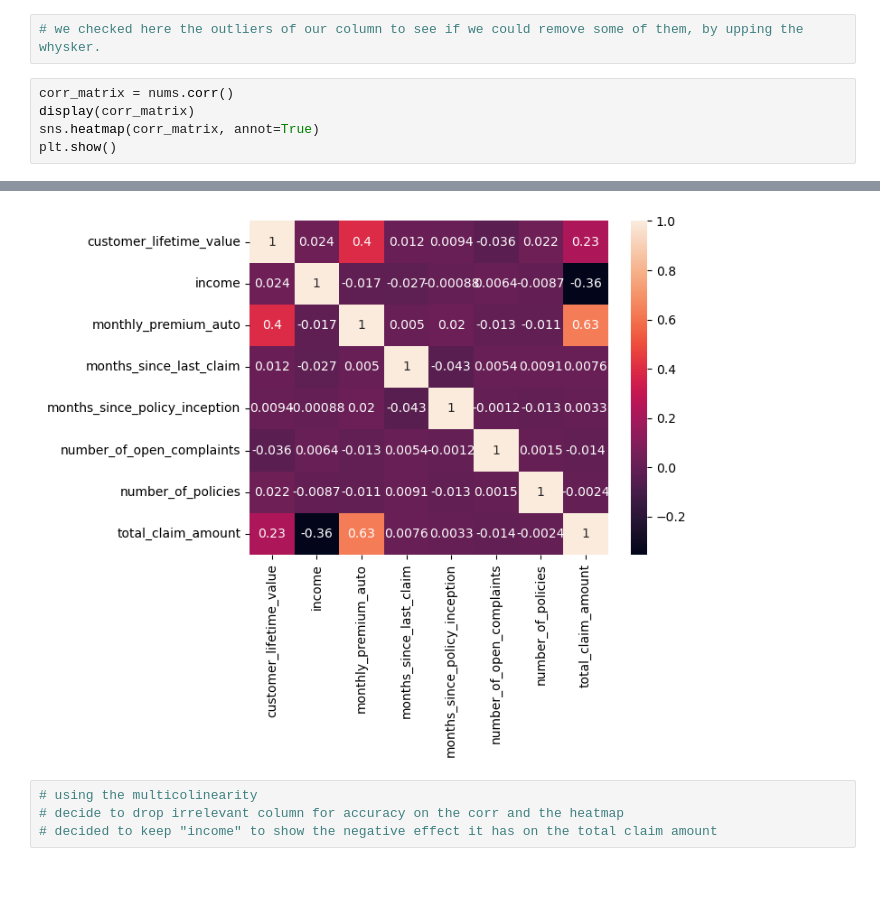
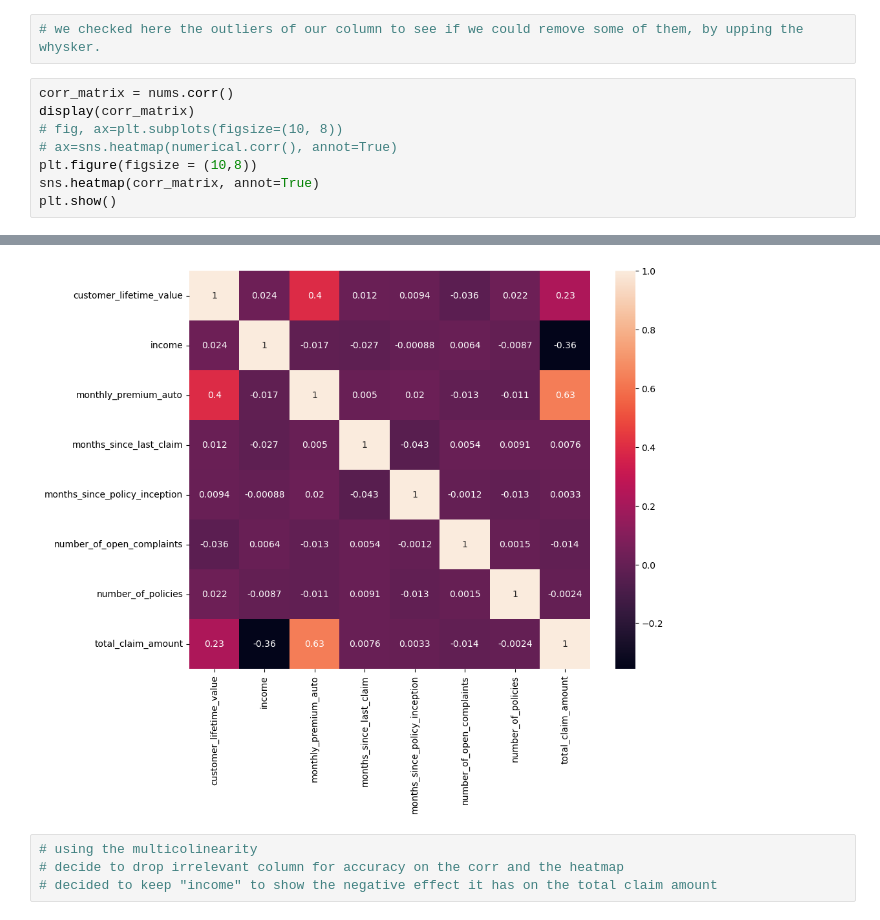
Before and after one commit to eumii/lab-customer-analysis-round-4, a Jupyter notebook: Solution 7 refining model.ipynb, the cells around one changed output, grey strips where cells are left out. Cells and saved outputs as stored; diff of their text form; blank space fills up the shorter version.

```diff
--- a/Solution 7 refining model.ipynb
+++ b/Solution 7 refining model.ipynb
@@ -127,19 +127,22 @@ plt.show()
 # %%
 corr_matrix = nums.corr()
 display(corr_matrix)
+# fig, ax=plt.subplots(figsize=(10, 8))
+# ax=sns.heatmap(numerical.corr(), annot=True)
+plt.figure(figsize = (10,8))
 sns.heatmap(corr_matrix, annot=True)
 plt.show()
 # %% [output]
 |  | customer_lifetime_value | income | monthly_premium_auto | months_since_last_claim | months_since_policy_inception | ... |
 | customer_lifetime_value | 1.000000 | 0.024366 | 0.396262 | 0.011517 | 0.009418 | ... |
 | income | 0.024366 | 1.000000 | -0.016665 | -0.026715 | -0.000875 | ... |
 | monthly_premium_auto | 0.396262 | -0.016665 | 1.000000 | 0.005026 | 0.020257 | ... |
 | months_since_last_claim | 0.011517 | -0.026715 | 0.005026 | 1.000000 | -0.042959 | ... |
 | months_since_policy_inception | 0.009418 | -0.000875 | 0.020257 | -0.042959 | 1.000000 | ... |
 | number_of_open_complaints | -0.036343 | 0.006408 | -0.013122 | 0.005354 | -0.001158 | ... |
 | number_of_policies | 0.021955 | -0.008656 | -0.011233 | 0.009136 | -0.013333 | ... |
 | total_claim_amount | 0.226451 | -0.355254 | 0.632017 | 0.007563 | 0.003335 | ... |
-[figure, old version]
+[figure, new version]
 # %%
 # using the multicolinearity
 # decide to drop irrelevant column for accuracy on the corr and the heatmap
```
